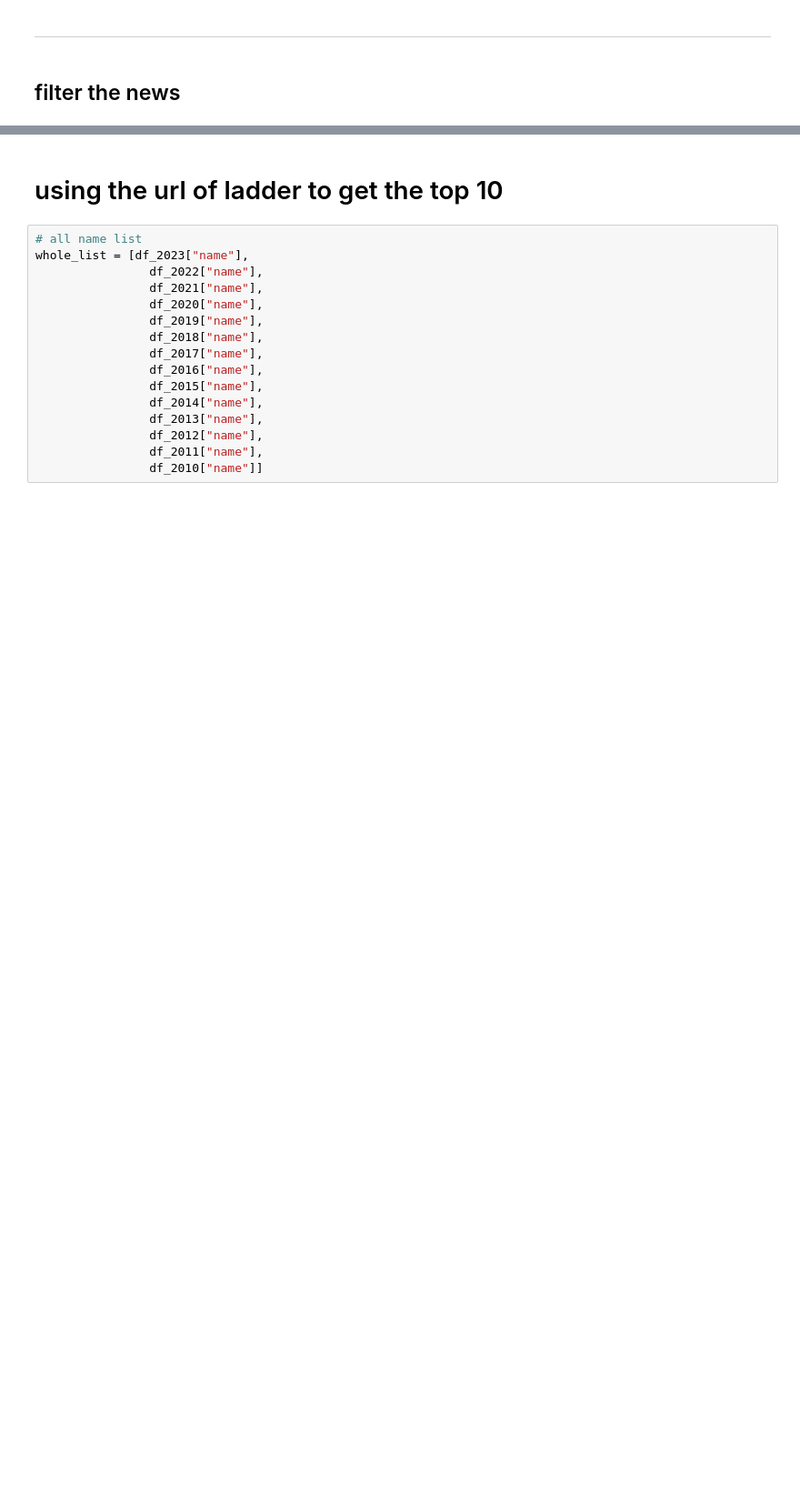
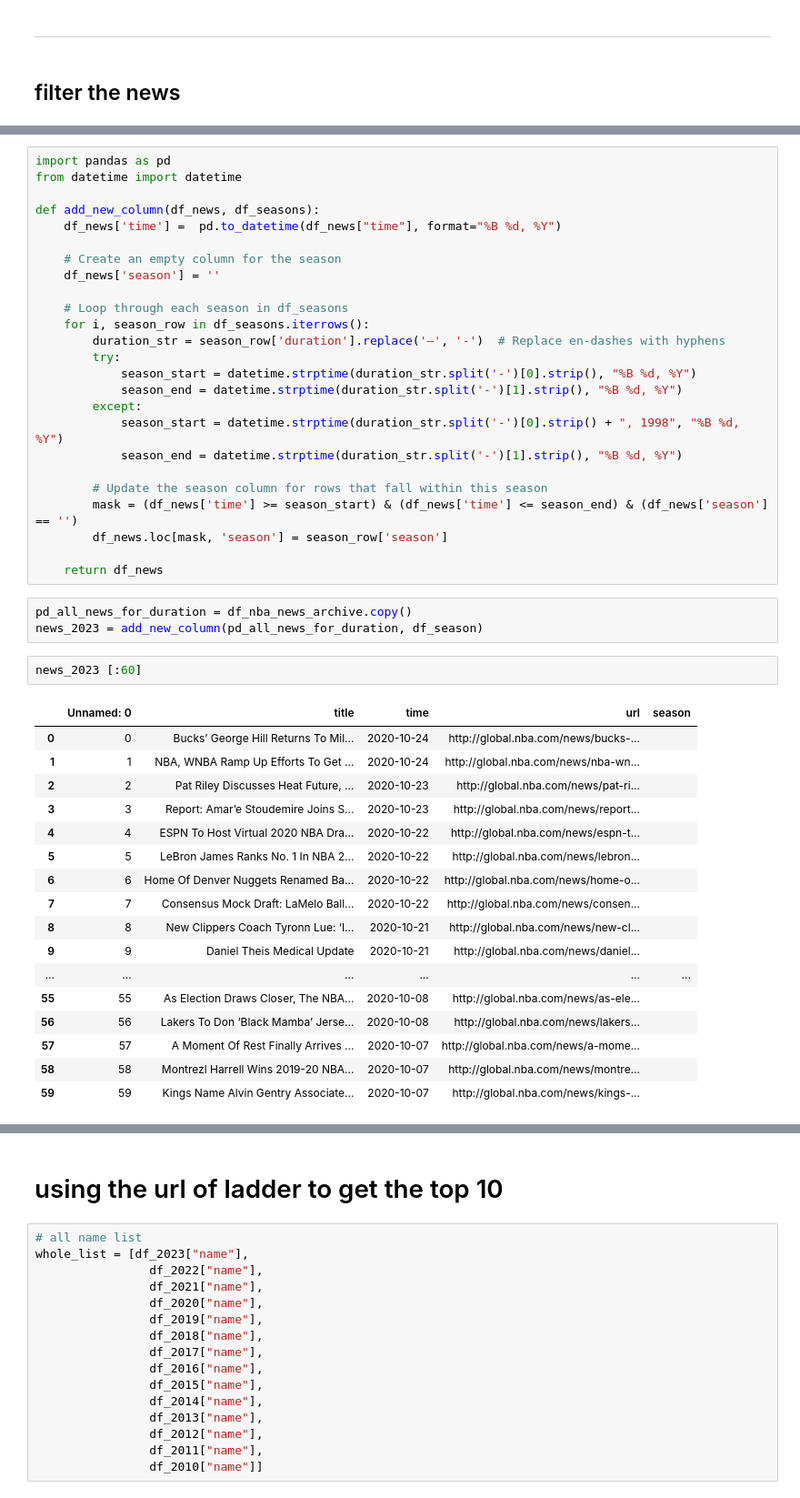
Before and after one commit to tz1211/DS105L-Project-404-Not-Found, a Jupyter notebook: Code/get_news_in_season.ipynb, the cells around one changed output, grey strips where cells are left out. Shown: that part at 91% size. Saved outputs shown, nothing was run; the diff lists cells and outputs as text; blank space fills up the shorter version.

Commit message:
half way through

```diff
--- a/Code/get_news_in_season.ipynb
+++ b/Code/get_news_in_season.ipynb
@@ -55 +115,49 @@ def filter_news_by_time(news_df, date_duration):
+# %%
+import pandas as pd
+from datetime import datetime
+
+def add_new_column(df_news, df_seasons):
+    df_news['time'] =  pd.to_datetime(df_news["time"], format="%B %d, %Y")
+
+    # Create an empty column for the season
+    df_news['season'] = ''
+
+    # Loop through each season in df_seasons
+    for i, season_row in df_seasons.iterrows():
+        duration_str = season_row['duration'].replace('–', '-')  # Replace en-dashes with hyphens
+        try:
+            season_start = datetime.strptime(duration_str.split('-')[0].strip(), "%B %d, %Y")
+            season_end = datetime.strptime(duration_str.split('-')[1].strip(), "%B %d, %Y")
+        except:
+            season_start = datetime.strptime(duration_str.split('-')[0].strip() + ", 1998", "%B %d, %Y")
+            season_end = datetime.strptime(duration_str.split('-')[1].strip(), "%B %d, %Y")
+
+        # Update the season column for rows that fall within this season
+        mask = (df_news['time'] >= season_start) & (df_news['time'] <= season_end) & (df_news['season'] == '')
+        df_news.loc[mask, 'season'] = season_row['season']
+
+    return df_news
+# %%
+pd_all_news_for_duration = df_nba_news_archive.copy()
+news_2023 = add_new_column(pd_all_news_for_duration, df_season)
+# %%
+news_2023 [:60]
+# %% [output]
+|  | Unnamed: 0 | title | time | url | season |
+| 0 | 0 | Bucks’ George Hill Returns To Mil... | 2020-10-24 | http://global.nba.com/news/bucks-... |  |
+| 1 | 1 | NBA, WNBA Ramp Up Efforts To Get ... | 2020-10-24 | http://global.nba.com/news/nba-wn... |  |
+| 2 | 2 | Pat Riley Discusses Heat Future, ... | 2020-10-23 | http://global.nba.com/news/pat-ri... |  |
+| 3 | 3 | Report: Amar’e Stoudemire Joins S... | 2020-10-23 | http://global.nba.com/news/report... |  |
+| 4 | 4 | ESPN To Host Virtual 2020 NBA Dra... | 2020-10-22 | http://global.nba.com/news/espn-t... |  |
+| 5 | 5 | LeBron James Ranks No. 1 In NBA 2... | 2020-10-22 | http://global.nba.com/news/lebron... |  |
+| 6 | 6 | Home Of Denver Nuggets Renamed Ba... | 2020-10-22 | http://global.nba.com/news/home-o... |  |
+| 7 | 7 | Consensus Mock Draft: LaMelo Ball... | 2020-10-22 | http://global.nba.com/news/consen... |  |
+| 8 | 8 | New Clippers Coach Tyronn Lue: ‘I... | 2020-10-21 | http://global.nba.com/news/new-cl... |  |
+| 9 | 9 | Daniel Theis Medical Update | 2020-10-21 | http://global.nba.com/news/daniel... |  |
+| ... | ... | ... | ... | ... | ... |
+| 55 | 55 | As Election Draws Closer, The NBA... | 2020-10-08 | http://global.nba.com/news/as-ele... |  |
+| 56 | 56 | Lakers To Don ‘Black Mamba’ Jerse... | 2020-10-08 | http://global.nba.com/news/lakers... |  |
+| 57 | 57 | A Moment Of Rest Finally Arrives ... | 2020-10-07 | http://global.nba.com/news/a-mome... |  |
+| 58 | 58 | Montrezl Harrell Wins 2019-20 NBA... | 2020-10-07 | http://global.nba.com/news/montre... |  |
+| 59 | 59 | Kings Name Alvin Gentry Associate... | 2020-10-07 | http://global.nba.com/news/kings-... |  |
 # %%
```
Also changed, not shown: parts of 20 cells of this notebook, 1 other file.
